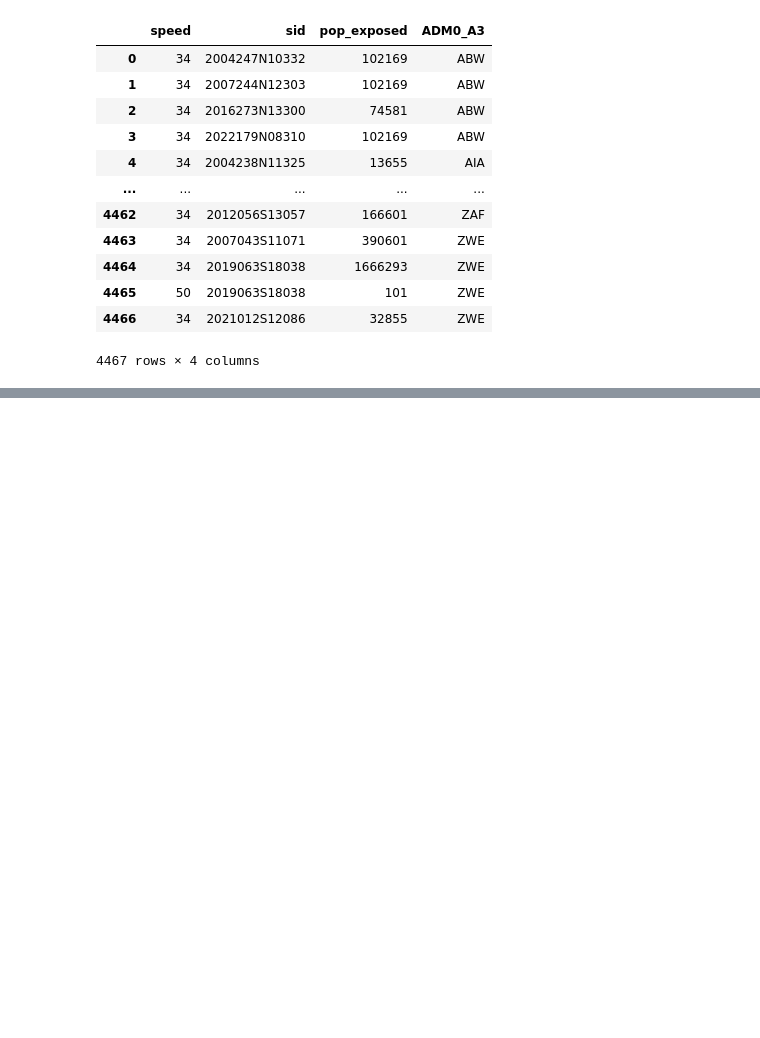
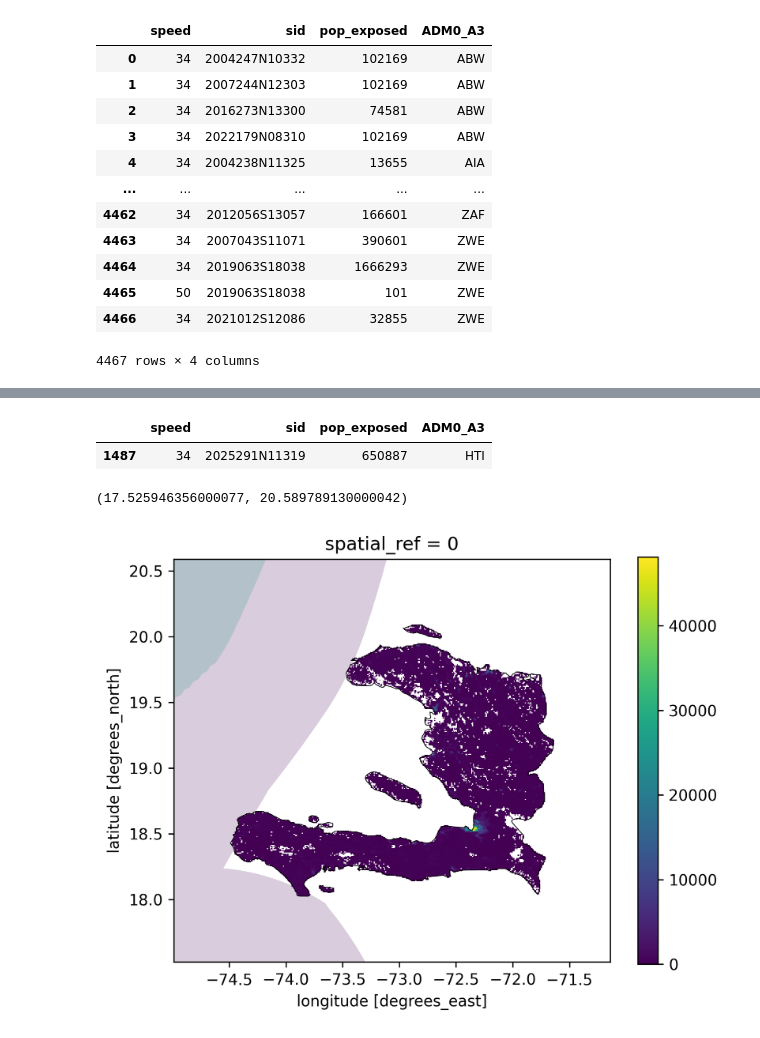
Before and after one commit to OCHA-DAP/ds-storm-impact-harmonisation, a Jupyter notebook: adm0_exp.ipynb, the cells around one changed output, grey strips where cells are left out. Drawn from its saved outputs; the diff is of its cells as text; code cells hidden in the pictures; blank space fills up the shorter version.

```diff
--- a/adm0_exp.ipynb
+++ b/adm0_exp.ipynb
@@ -356,0 +388,2 @@ df_exp_all["sid"].min()
+# %%
+da_clip = da_wp_global.rio.clip(adm_sel.geometry, all_touched=True)
@@ -356,0 +431,28 @@ df_exp_all["sid"].min()
+# %%
+df_exp_all[(df_exp_all["sid"] == sid) & (df_exp_all["ADM0_A3"] == iso3.upper())]
+# %% [output]
+|  | speed | sid | pop_exposed | ADM0_A3 |
+| 1487 | 34 | 2025291N11319 | 650887 | HTI |
+# %%
+sid = "2025294N14290"
+# %%
+adm_sel = adm0[adm0["ADM0_A3"] == iso3.upper()]
+buffers_sel = gdf_buffers[gdf_buffers["sid"] == sid]
+tracks_sel = gdf_tracks[gdf_tracks["sid"] == sid]
+# %%
+fig, ax = plt.subplots(dpi=300)
+
+minx, miny, maxx, maxy = adm_sel.total_bounds
+# minx, miny, maxx, maxy = buffers_sel.total_bounds
+
+adm_sel.boundary.plot(ax=ax, linewidth=0.5, color="k")
+buffers_sel.plot(column="speed", ax=ax, alpha=0.2)
+tracks_sel.plot(ax=ax, markersize=2)
+da_clip.where(da_clip > 0).plot(ax=ax)
+
+pad = 0.5  # degrees
+ax.set_xlim(minx - pad, maxx + pad)
+ax.set_ylim(miny - pad, maxy + pad)
+# %% [output]
+(17.525946356000077, 20.589789130000042)
+[figure, added]
```
Also changed, not shown: parts of 19 cells of this notebook, 1 other file.
